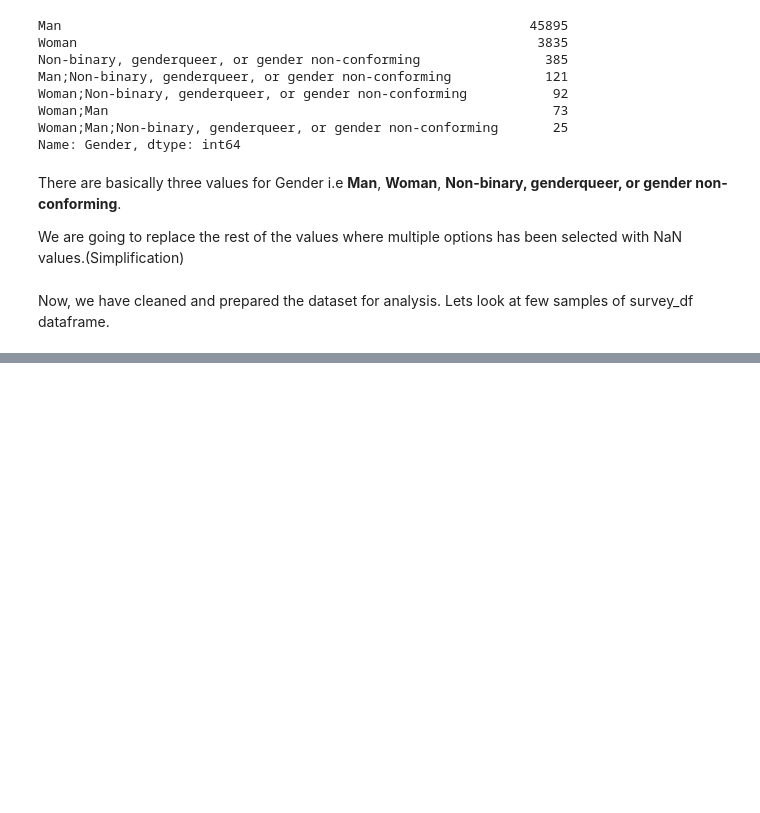
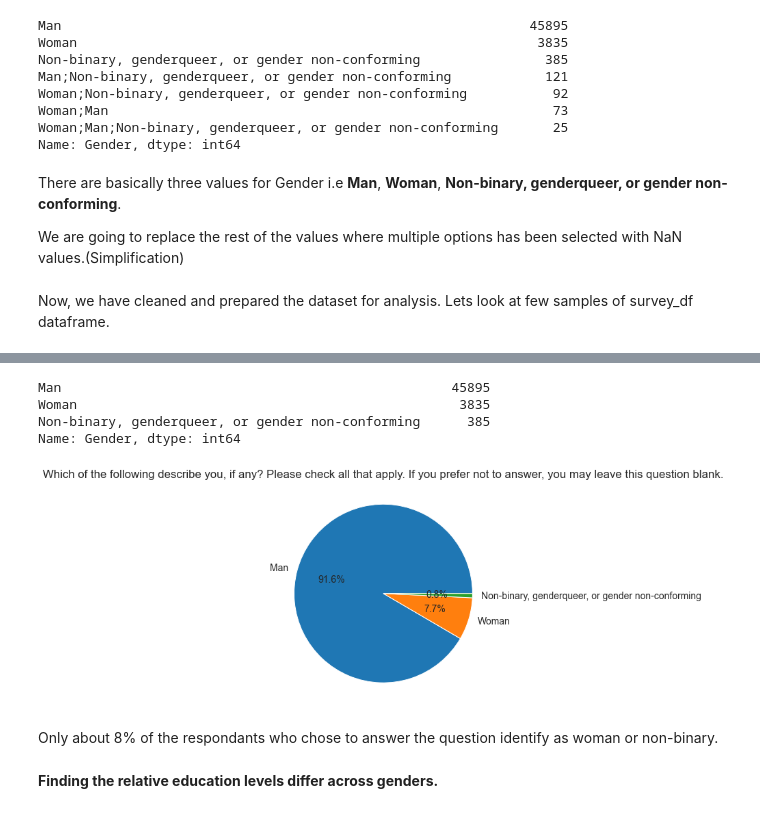
Before and after one commit to Pravin971/Data-Analysis-On-StackOverFlow-Developer-Survey, a Jupyter notebook: main.ipynb, the cells around one changed output, grey strips where cells are left out. Saved outputs shown, nothing was run; the diff lists cells and outputs as text; code cells hidden in the pictures; blank space fills up the shorter version.

```diff
--- a/main.ipynb
+++ b/main.ipynb
@@ -273,0 +380,18 @@ survey_df.sample(10)
+# %%
+gender_counts = survey_df.Gender.value_counts()
+gender_counts
+# %% [output]
+Man                                                  45895
+Woman                                                 3835
+Non-binary, genderqueer, or gender non-conforming      385
+Name: Gender, dtype: int64
+# %%
+plt.figure(figsize = (12,6))
+plt.title(schema_df.Gender)
+plt.pie(gender_counts, labels = gender_counts.index, autopct = "%1.1f%%");
+# %% [output]
+[figure, added]
+# %% [markdown]
+Only about 8% of the respondants who chose to answer the question identify as woman or non-binary.
+# %% [markdown]
+**Finding the relative education levels differ across genders.**
```
Also changed, not shown: parts of 57 cells of this notebook, 1 other file.
